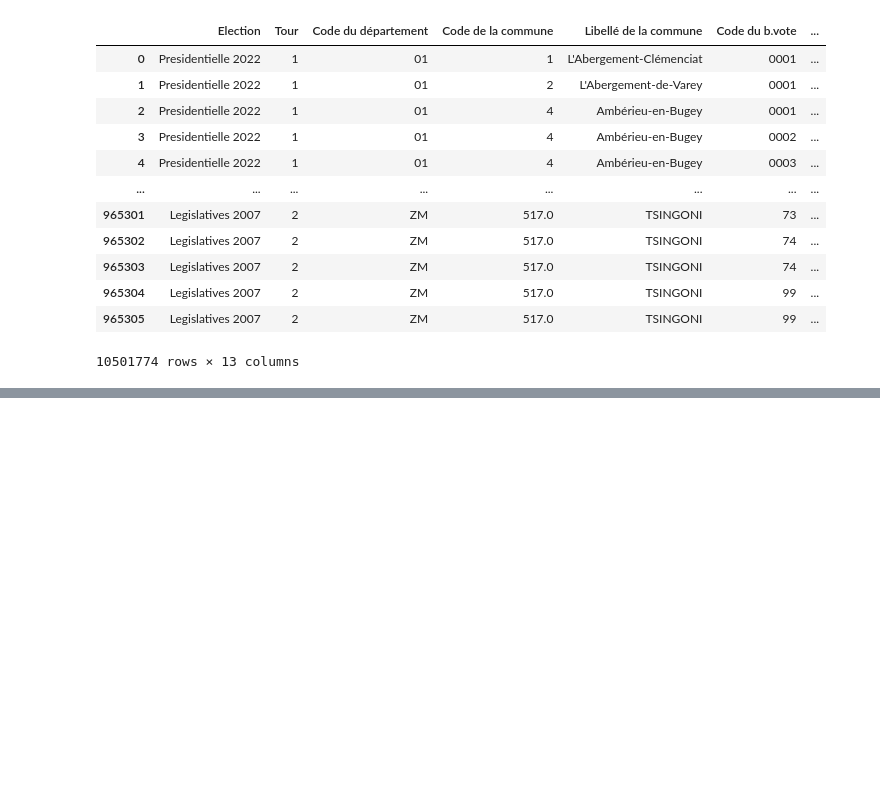
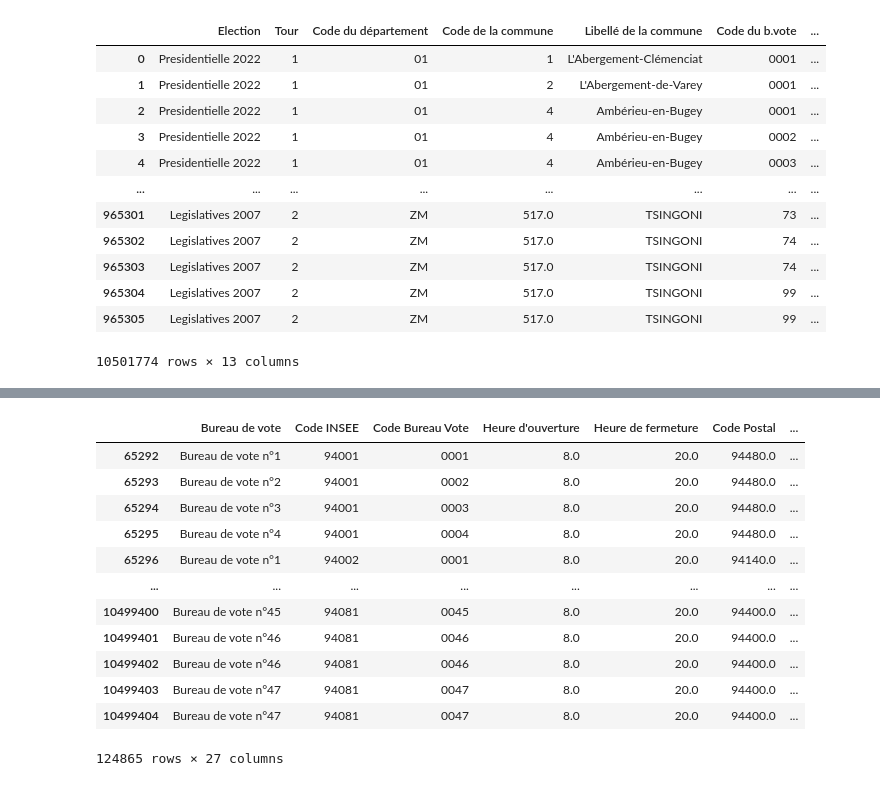
Before and after one commit to joevincentgaltie/donnees_electorales, a Jupyter notebook: notebook_principal.ipynb, the cells around one changed output, grey strips where cells are left out. Drawn from its saved outputs; the diff is of its cells as text; code cells hidden in the pictures; blank space fills up the shorter version.

```diff
--- a/notebook_principal.ipynb
+++ b/notebook_principal.ipynb
@@ -868,0 +1011,18 @@ df
+# %%
+results_94 = df1[df1["Code du département"]=="94"]
+# %%
+results_94
+# %% [output]
+|  | Bureau de vote | Code INSEE | Code Bureau Vote | Heure d'ouverture | Heure de fermeture | Code Postal | ... |
+| 65292 | Bureau de vote n°1 | 94001 | 0001 | 8.0 | 20.0 | 94480.0 | ... |
+| 65293 | Bureau de vote n°2 | 94001 | 0002 | 8.0 | 20.0 | 94480.0 | ... |
+| 65294 | Bureau de vote n°3 | 94001 | 0003 | 8.0 | 20.0 | 94480.0 | ... |
+| 65295 | Bureau de vote n°4 | 94001 | 0004 | 8.0 | 20.0 | 94480.0 | ... |
+| 65296 | Bureau de vote n°1 | 94002 | 0001 | 8.0 | 20.0 | 94140.0 | ... |
+| ... | ... | ... | ... | ... | ... | ... | ... |
+| 10499400 | Bureau de vote n°45 | 94081 | 0045 | 8.0 | 20.0 | 94400.0 | ... |
+| 10499401 | Bureau de vote n°46 | 94081 | 0046 | 8.0 | 20.0 | 94400.0 | ... |
+| 10499402 | Bureau de vote n°46 | 94081 | 0046 | 8.0 | 20.0 | 94400.0 | ... |
+| 10499403 | Bureau de vote n°47 | 94081 | 0047 | 8.0 | 20.0 | 94400.0 | ... |
+| 10499404 | Bureau de vote n°47 | 94081 | 0047 | 8.0 | 20.0 | 94400.0 | ... |
+124865 rows × 27 columns
```
Also changed, not shown: parts of 37 cells of this notebook.
